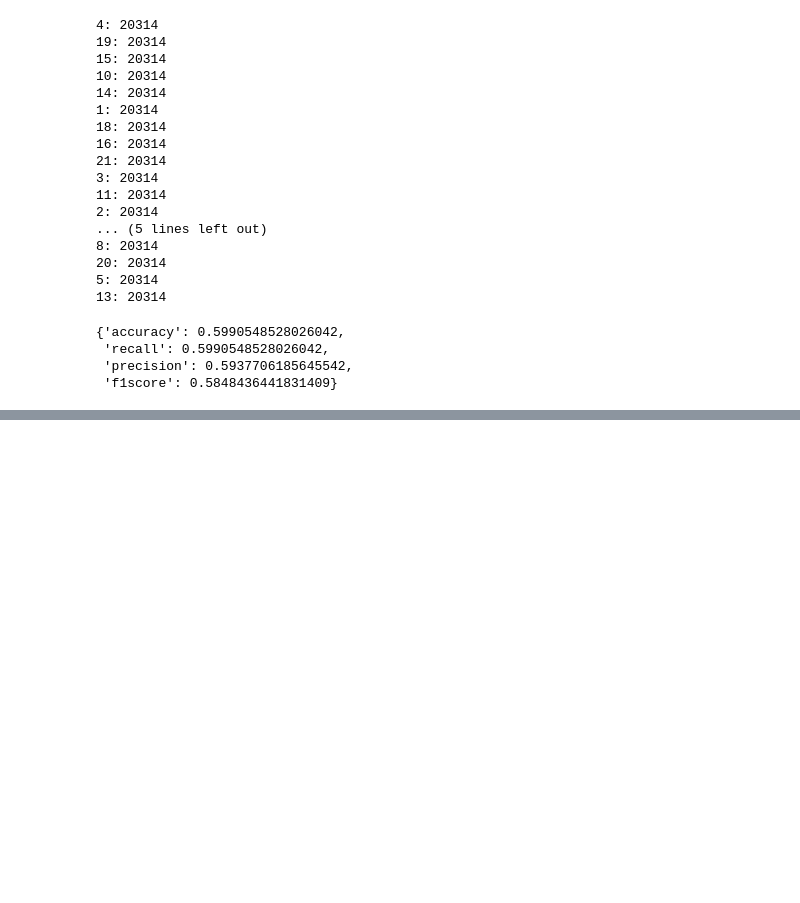
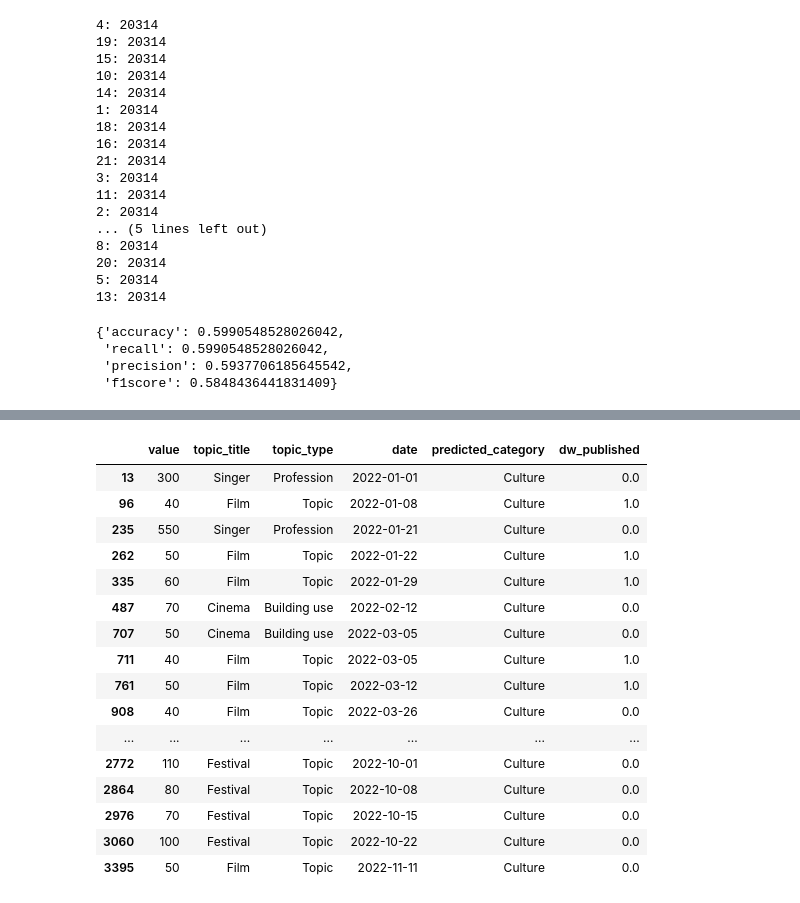
Before and after one commit to mariosakritas/NLP-methods-for-news-articles, a Jupyter notebook: notebooks/MA_ML_dirty_21.ipynb, the cells around one changed output, grey strips where cells are left out. Cells and saved outputs as stored; diff of their text form; code cells hidden in the pictures; blank space fills up the shorter version.

```diff
--- a/notebooks/MA_ML_dirty_21.ipynb
+++ b/notebooks/MA_ML_dirty_21.ipynb
@@ -268,0 +462,20 @@ best_params_balanced = grid_search_balanced.best_params_
+# %%
+df_google[df_google.predicted_category=='Culture']
+# %% [output]
+|  | value | topic_title | topic_type | date | predicted_category | dw_published |
+| 13 | 300 | Singer | Profession | 2022-01-01 | Culture | 0.0 |
+| 96 | 40 | Film | Topic | 2022-01-08 | Culture | 1.0 |
+| 235 | 550 | Singer | Profession | 2022-01-21 | Culture | 0.0 |
+| 262 | 50 | Film | Topic | 2022-01-22 | Culture | 1.0 |
+| 335 | 60 | Film | Topic | 2022-01-29 | Culture | 1.0 |
+| 487 | 70 | Cinema | Building use | 2022-02-12 | Culture | 0.0 |
+| 707 | 50 | Cinema | Building use | 2022-03-05 | Culture | 0.0 |
+| 711 | 40 | Film | Topic | 2022-03-05 | Culture | 1.0 |
+| 761 | 50 | Film | Topic | 2022-03-12 | Culture | 1.0 |
+| 908 | 40 | Film | Topic | 2022-03-26 | Culture | 0.0 |
+| ... | ... | ... | ... | ... | ... | ... |
+| 2772 | 110 | Festival | Topic | 2022-10-01 | Culture | 0.0 |
+| 2864 | 80 | Festival | Topic | 2022-10-08 | Culture | 0.0 |
+| 2976 | 70 | Festival | Topic | 2022-10-15 | Culture | 0.0 |
+| 3060 | 100 | Festival | Topic | 2022-10-22 | Culture | 0.0 |
+| 3395 | 50 | Film | Topic | 2022-11-11 | Culture | 0.0 |
```
Also changed, not shown: parts of 20 cells of this notebook, 1 other file.
